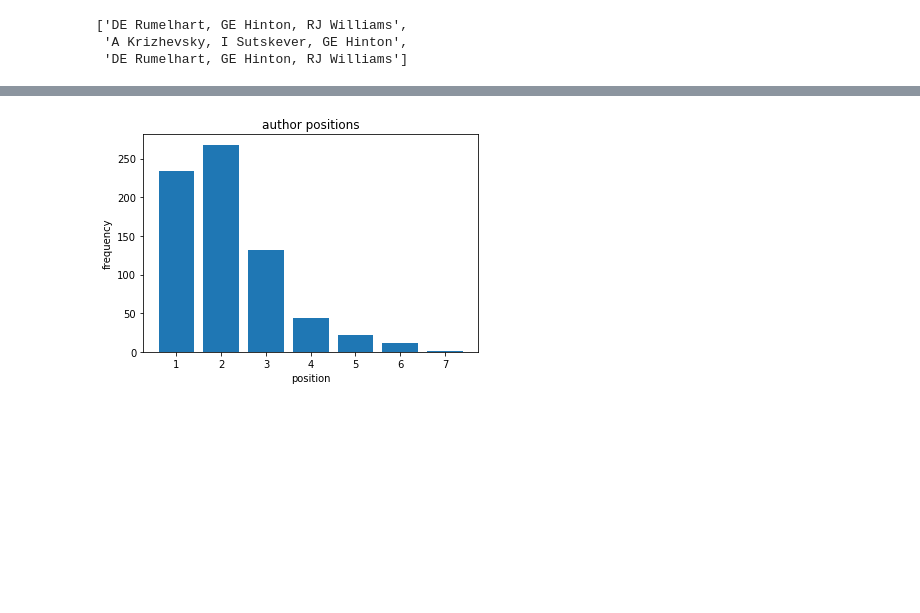
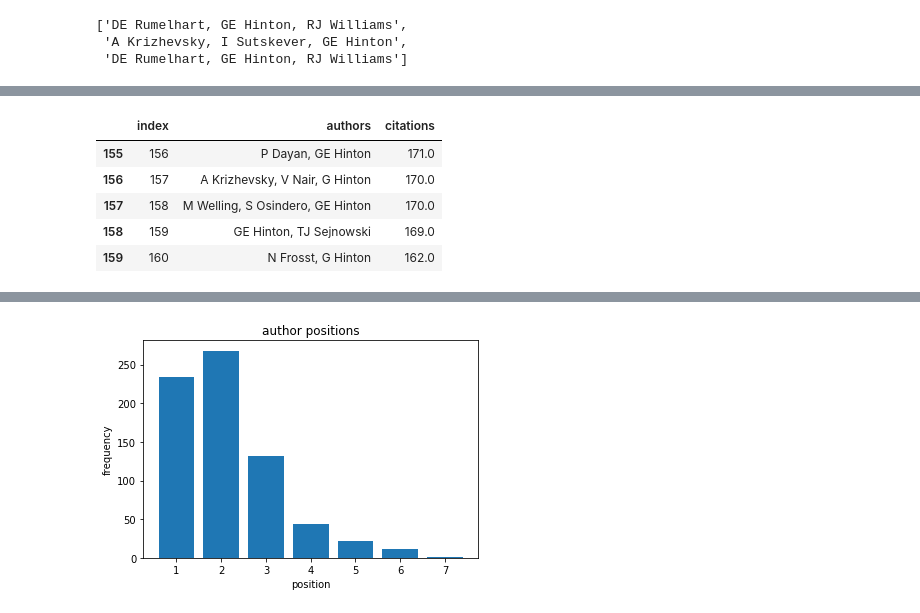
Before and after one commit to owenburton/scholar-stats, a Jupyter notebook: notebooks/scrape-author-positions.ipynb, the cells around one changed output, grey strips where cells are left out. Drawn from its saved outputs; the diff is of its cells as text; code cells hidden in the pictures; blank space fills up the shorter version.

```diff
--- a/notebooks/scrape-author-positions.ipynb
+++ b/notebooks/scrape-author-positions.ipynb
@@ -92,0 +106,10 @@ authors[:3]
+# %%
+hindex_df = hindex_df.query('citations >= index')
+hindex_df.tail()
+# %% [output]
+|  | index | authors | citations |
+| 155 | 156 | P Dayan, GE Hinton | 171.0 |
+| 156 | 157 | A Krizhevsky, V Nair, G Hinton | 170.0 |
+| 157 | 158 | M Welling, S Osindero, GE Hinton | 170.0 |
+| 158 | 159 | GE Hinton, TJ Sejnowski | 169.0 |
+| 159 | 160 | N Frosst, G Hinton | 162.0 |
```
Also changed, not shown: parts of 9 cells of this notebook.
